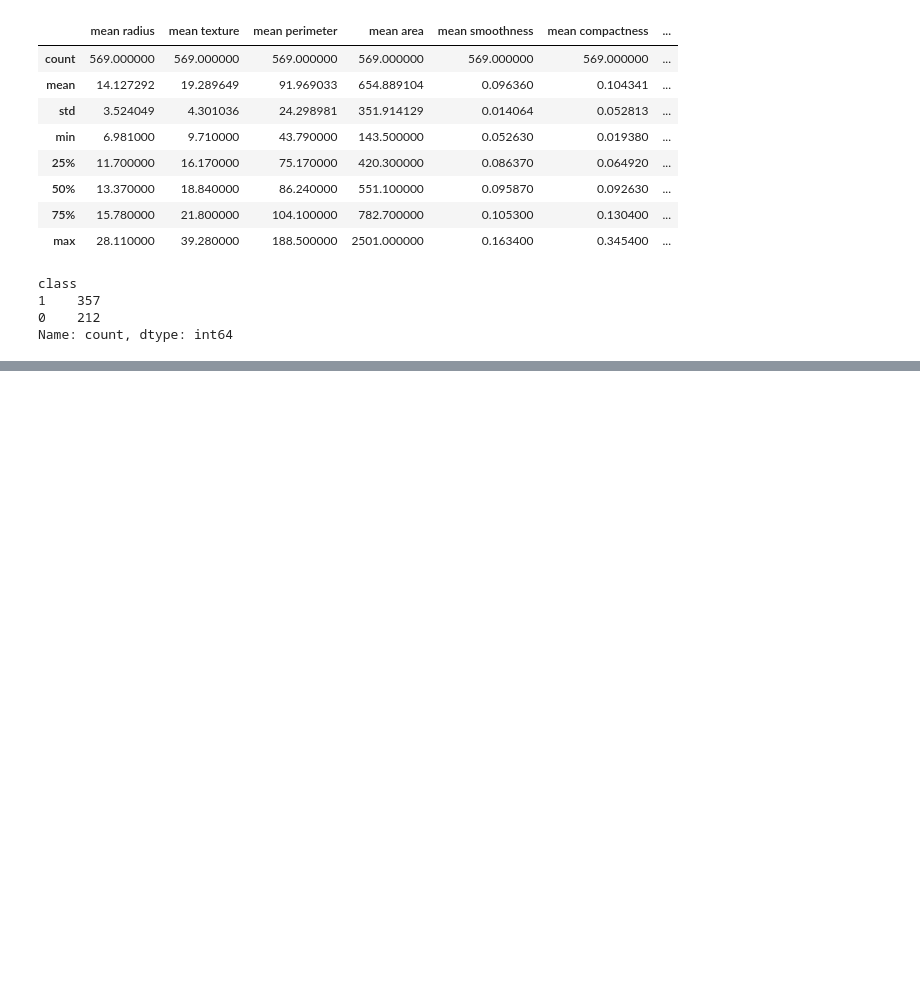
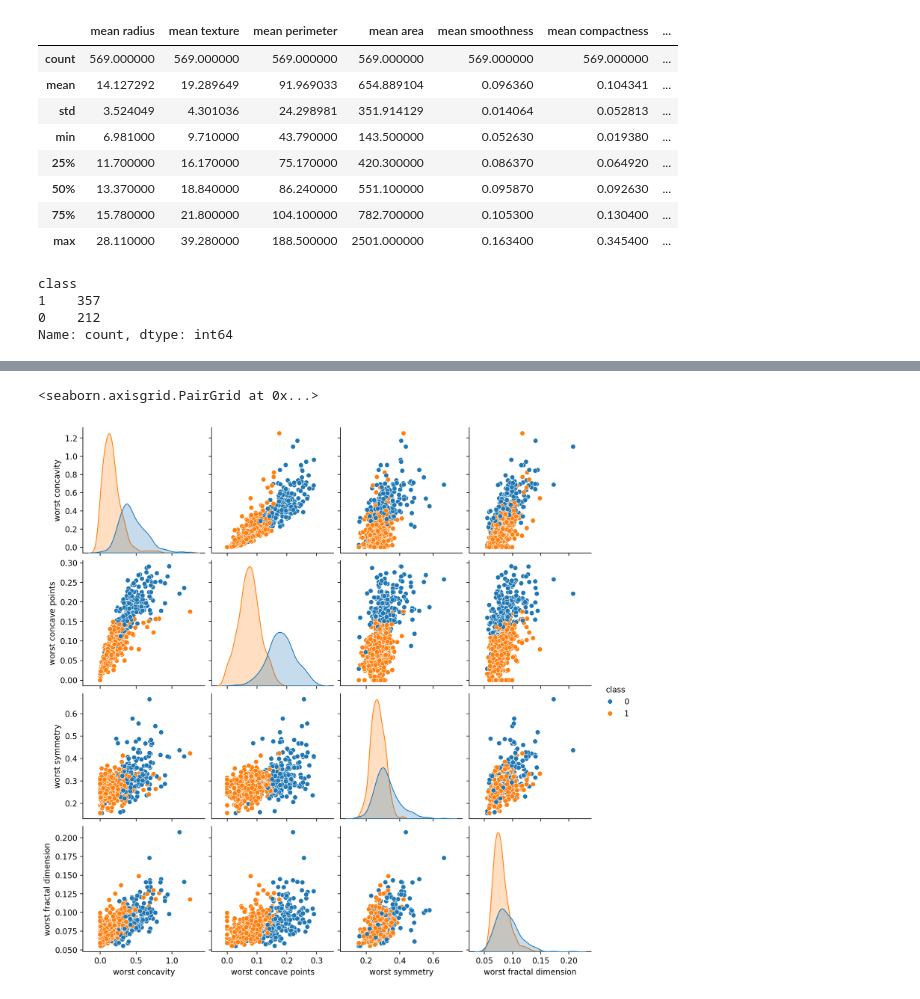
Before and after one commit to beniamine3155/Machine_Learning_AtoZ, a Jupyter notebook: 10_Cross_Validation/cross_validation.ipynb, the cells around one changed output, grey strips where cells are left out. Saved outputs shown, nothing was run; the diff lists cells and outputs as text; code cells hidden in the pictures; blank space fills up the shorter version.

Commit message:
visualize the data

```diff
--- a/10_Cross_Validation/cross_validation.ipynb
+++ b/10_Cross_Validation/cross_validation.ipynb
@@ -109,0 +128,8 @@ Name: count, dtype: int64
+# %%
+plt.rcParams['figure.figsize'] = (16, 9)
+plt.rcParams['figure.dpi'] = 200
+df.iloc[:, -5:] # represent the last 5 columns
+sns.pairplot(df.iloc[:, -5:], hue='class') # hue is the target column name , it will color the points based on this feature
+# %% [output]
+<seaborn.axisgrid.PairGrid at 0x...>
+[figure, added]
```
Also changed, not shown: parts of 3 cells of this notebook.
